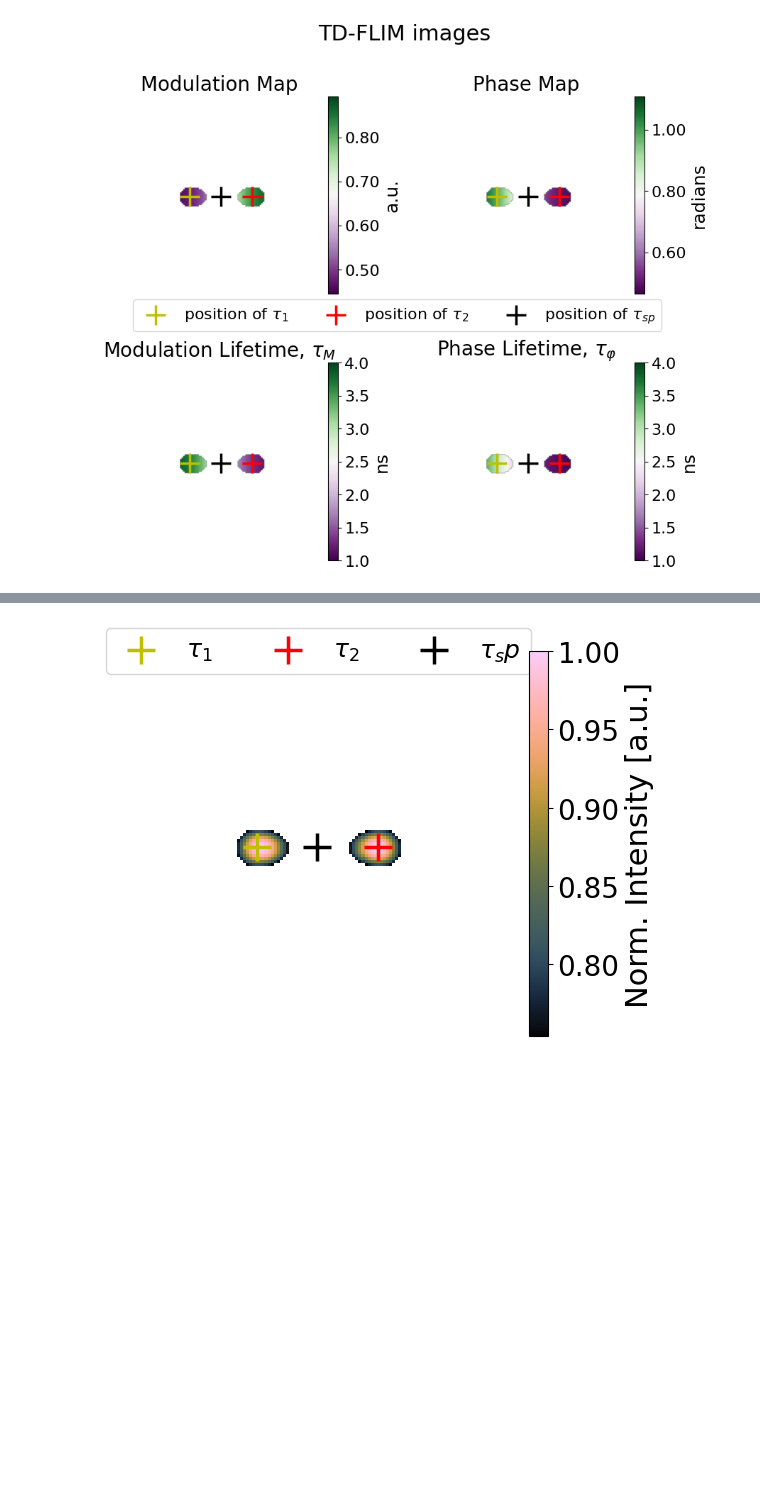
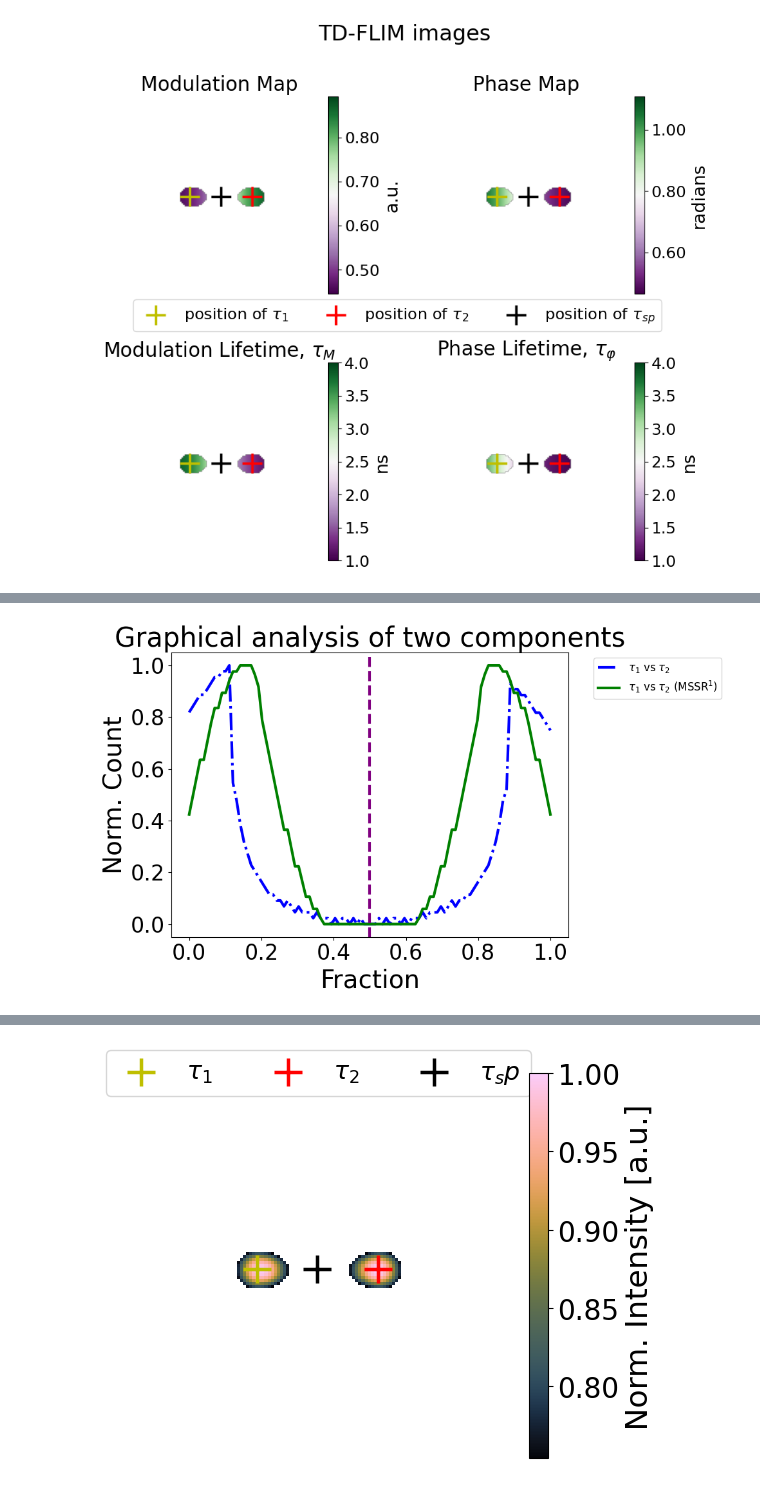
Before and after one commit to MarioGoG/MSSR-FLIM-2025, a Jupyter notebook: code/05_TD-FLIM_MSSR_doc.ipynb, the cells around one changed output, grey strips where cells are left out. Saved outputs shown, nothing was run; the diff lists cells and outputs as text; code cells hidden in the pictures; blank space fills up the shorter version.

```diff
--- a/code/05_TD-FLIM_MSSR_doc.ipynb
+++ b/code/05_TD-FLIM_MSSR_doc.ipynb
@@ -638,0 +1040,61 @@ from phasorpy.plot import PhasorPlot
+# %%
+# ============================================================
+# FRACTIONS OF TWO COMPONENTS  (before vs. after MSSR)
+# ------------------------------------------------------------
+# For each fraction value f in [0, 1], count the number of phasor points
+# whose projection onto the tau_1-tau_2 line falls within a small
+# neighborhood (radius `radi`) of the point (1-f)*tau_1 + f*tau_2.
+# ============================================================
+
+# Neighborhood radius. Smaller than the whole-cell default because
+# the simulated phasor cloud is more compact.
+radi = 0.07
+
+# Fraction axis
+fractions = np.linspace(0.0, 1.0, 100)
+
+# ---- Fractions of the RAW phasor cloud (Sparrow, pre-MSSR) ----
+counts = phasor_component_graphical(
+    real_spa, imag_spa,
+    component_real, component_imag,
+    fractions=fractions,
+    radius=radi,
+)
+# Min-max normalization for comparison
+normcounts = (counts - np.min(counts)) / (np.max(counts) - np.min(counts))
+
+# ---- Fractions of the MSSR-sharpened phasor cloud ----
+countsmssr = phasor_component_graphical(
+    real, imag,
+    component_real, component_imag,
+    fractions=fractions,
+    radius=radi,
+)
+normcountsmssr = (countsmssr - np.min(countsmssr)) / (np.max(countsmssr) - np.min(countsmssr))
+
+# ---- Plot ----
+legend_fontsize = 12
+fig, ax = plt.subplots(figsize=(10, 6))
+
+ax.plot(fractions, normcounts,
+        label='$\u03c4_1$ vs $\u03c4_2$',
+        linewidth=lw, linestyle='dashdot', color='b')
+ax.plot(fractions, normcountsmssr,
+        label='$\u03c4_1$ vs $\u03c4_2$ (MSSR$^1$)',
+        linewidth=lw, color='g')
+
+ax.set_title('Graphical analysis of two components', fontsize=fontsize)
+ax.set_xlabel('Fraction',    fontsize=labelsize)
+ax.set_ylabel('Norm. Count', fontsize=labelsize)
+
+ax.tick_params(axis='both', labelsize=ticksize)
+ax.ticklabel_format(axis='y', style='sci', scilimits=(0, 0))
+
+# Vertical reference at f = 0.5 (equal contribution of both components)
+ax.axvline(0.5, linestyle='--', linewidth=lw, color='purple')
+
+ax.legend(fontsize=legend_fontsize, bbox_to_anchor=(1.05, 1), loc='upper left')
+plt.tight_layout()
+plt.show()
+# %% [output]
+[figure, added]
```
Also changed, not shown: parts of 21 cells of this notebook.
